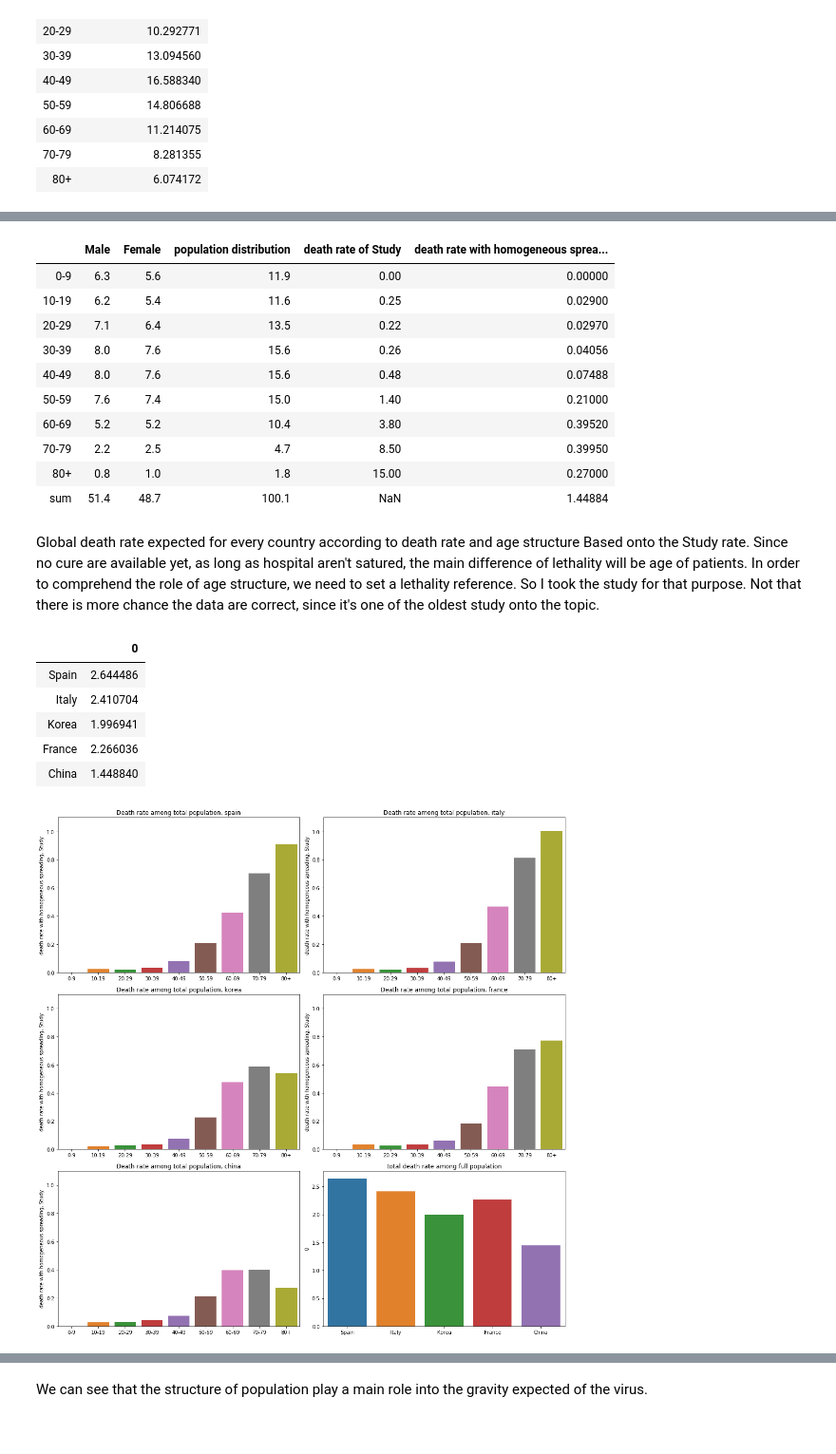
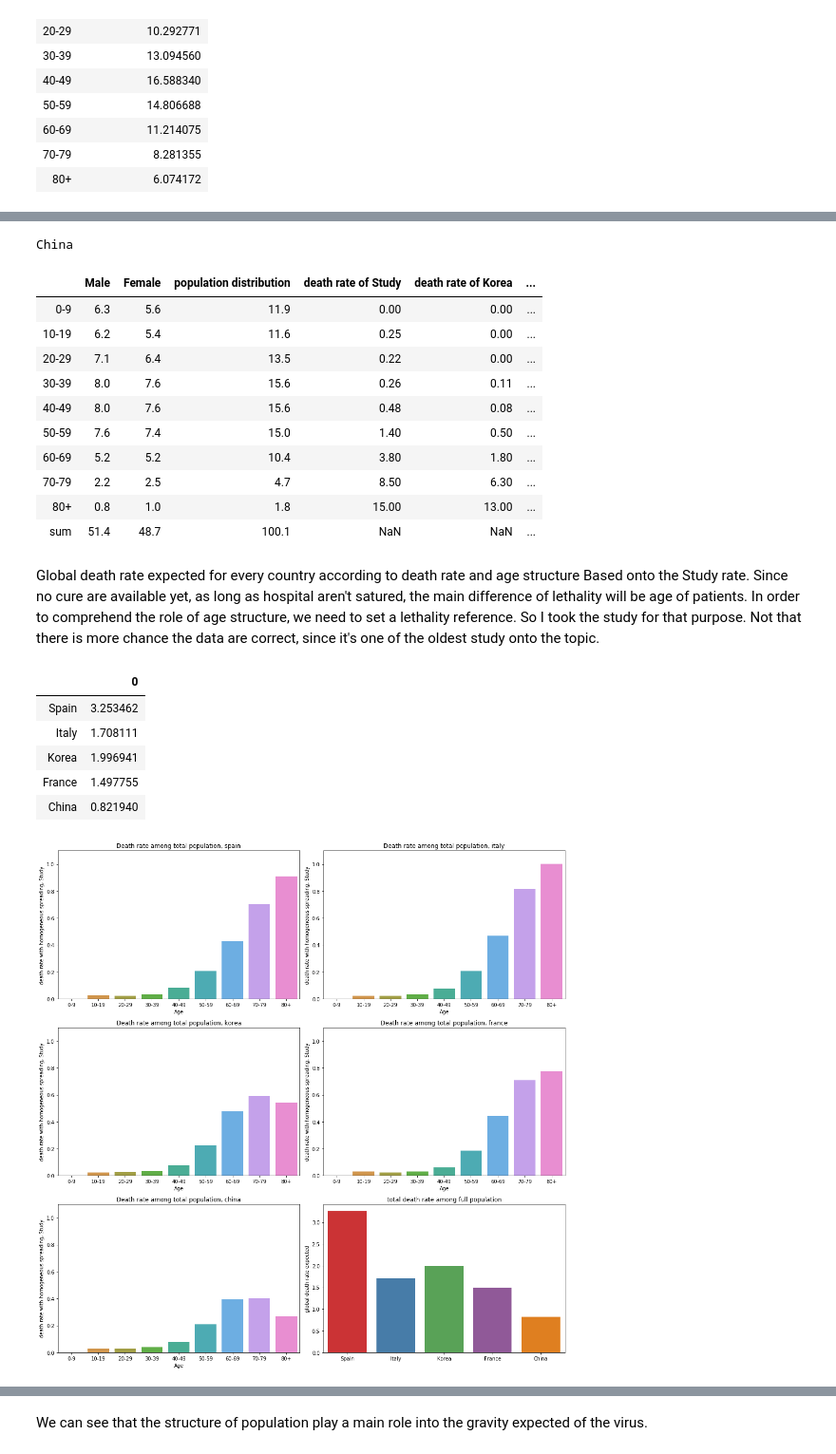
Before and after one commit to AdrienBoustie/Coronavirus-19, a Jupyter notebook: coronavirus/Coronavirus by country/Expected mortality.ipynb, the cells around one changed output, grey strips where cells are left out. Shown at 95% size. Drawn from its saved outputs; the diff is of its cells as text; code cells hidden in the pictures.

```diff
--- a/coronavirus/Coronavirus by country/Expected mortality.ipynb
+++ b/coronavirus/Coronavirus by country/Expected mortality.ipynb
@@ -63,10 +65,13 @@ italy=pd.read_csv("italy.csv")
 italy=italy.rename(columns={"Unnamed: 0":"Age"})
 italy.set_index("Age",inplace=True)
 italy.loc[:,"death rate of Italy"]=Data_death.loc[:,"Italy"]
+italy.loc[:,"death rate of Korea"]=Data_death.loc[:,"Korea"]
 italy.loc[:,"death rate with homogeneous spreading, Study"]=italy.loc[:,"death rate of study"]*italy.loc[:,"population distribution"]/100
 italy.loc[:,"death rate with homogeneous spreading, Italy"]=italy.loc[:,"death rate of Italy"]*italy.loc[:,"population distribution"]/100
+italy.loc[:,"death rate with homogeneous spreading, Korea rates"]=italy.loc[:,"death rate of Korea"]*italy.loc[:,"population distribution"]/100
 italy=italy.iloc[:-1,:]
 italy=italy.append(italy.agg(['sum']))
-italy.loc['sum',["death rate of study","death rate of Italy"]]=np.nan
+italy.loc['sum',["death rate of study","death rate of Italy","death rate of Korea"]]=np.nan
+print("Italy")
 italy
 # %% [output]
@@ -102,9 +108,12 @@ spain
 # %%
 spain.loc[:,"death rate of Spain"]=Data_death.loc[:,"Spain"]
 spain.loc[:,"death rate of Study"]=Data_death.loc[:,"Study"]
+spain.loc[:,"death rate of Korea"]=Data_death.loc[:,"Korea"]
 spain.loc[:,"death rate with homogeneous spreading, Study"]=spain.loc[:,"death rate of Study"]*spain.loc[:,"population distribution"]/100
 spain.loc[:,"death rate with homogeneous spreading, Spain"]=spain.loc[:,"death rate of Spain"]*spain.loc[:,"population distribution"]/100
+spain.loc[:,"death rate with homogeneous spreading, Korea rates"]=spain.loc[:,"death rate of Korea"]*spain.loc[:,"population distribution"]/100
 spain=spain.append(spain.agg(['sum']))
-spain.loc['sum',["death rate of Study","death rate of Spain"]]=np.nan
+spain.loc['sum',["death rate of Study","death rate of Spain","death rate of Korea"]]=np.nan
+print("Spain")
 spain
 # %% [output]
@@ -125,8 +135,11 @@ france=france.rename(columns={"Unnamed: 0":"Age",'population':'population distri
 france=france.set_index('Age')
 france=france[["population distribution"]]
 france.loc[:,"death rate of Study"]=Data_death.loc[:,"Study"]
+france.loc[:,"death rate of Korea"]=Data_death.loc[:,"Korea"]
 france.loc[:,"death rate with homogeneous spreading, Study"]=france.loc[:,"death rate of Study"]*france.loc[:,"population distribution"]/100
+france.loc[:,"death rate with homogeneous spreading, Korea rates"]=france.loc[:,"death rate of Korea"]*france.loc[:,"population distribution"]/100
 france=france.append(france.agg(['sum']))
-france.loc['sum',"death rate of Study"]=np.nan
+france.loc['sum',["death rate of Study","death rate of Korea"]]=np.nan
+print("France")
 france
 # %% [output]
@@ -146,20 +160,24 @@ china=pd.read_csv("demographie/china.csv")
 china=china.rename(columns={"Unnamed: 0":"Age",'total':'population distribution'})
 china=china.set_index('Age')
 china.loc[:,"death rate of Study"]=Data_death.loc[:,"Study"]
+china.loc[:,"death rate of Korea"]=Data_death.loc[:,"Korea"]
 china.loc[:,"death rate with homogeneous spreading, Study"]=china.loc[:,"death rate of Study"]*china.loc[:,"population distribution"]/100
+china.loc[:,"death rate with homogeneous spreading, Korea rates"]=china.loc[:,"death rate of Korea"]*china.loc[:,"population distribution"]/100
 china=china.append(china.agg(['sum']))
-china.loc['sum',"death rate of Study"]=np.nan
+china.loc['sum',["death rate of Study","death rate of Korea"]]=np.nan
+print("China")
 china
 # %% [output]
+China
-|  | Male | Female | population distribution | death rate of Study | death rate with homogeneous sprea... |
-| 0-9 | 6.3 | 5.6 | 11.9 | 0.00 | 0.00000 |
-| 10-19 | 6.2 | 5.4 | 11.6 | 0.25 | 0.02900 |
-| 20-29 | 7.1 | 6.4 | 13.5 | 0.22 | 0.02970 |
-| 30-39 | 8.0 | 7.6 | 15.6 | 0.26 | 0.04056 |
-| 40-49 | 8.0 | 7.6 | 15.6 | 0.48 | 0.07488 |
-| 50-59 | 7.6 | 7.4 | 15.0 | 1.40 | 0.21000 |
-| 60-69 | 5.2 | 5.2 | 10.4 | 3.80 | 0.39520 |
-| 70-79 | 2.2 | 2.5 | 4.7 | 8.50 | 0.39950 |
-| 80+ | 0.8 | 1.0 | 1.8 | 15.00 | 0.27000 |
-| sum | 51.4 | 48.7 | 100.1 | NaN | 1.44884 |
+|  | Male | Female | population distribution | death rate of Study | death rate of Korea | ... |
+| 0-9 | 6.3 | 5.6 | 11.9 | 0.00 | 0.00 | ... |
+| 10-19 | 6.2 | 5.4 | 11.6 | 0.25 | 0.00 | ... |
+| 20-29 | 7.1 | 6.4 | 13.5 | 0.22 | 0.00 | ... |
+| 30-39 | 8.0 | 7.6 | 15.6 | 0.26 | 0.11 | ... |
+| 40-49 | 8.0 | 7.6 | 15.6 | 0.48 | 0.08 | ... |
+| 50-59 | 7.6 | 7.4 | 15.0 | 1.40 | 0.50 | ... |
+| 60-69 | 5.2 | 5.2 | 10.4 | 3.80 | 1.80 | ... |
+| 70-79 | 2.2 | 2.5 | 4.7 | 8.50 | 6.30 | ... |
+| 80+ | 0.8 | 1.0 | 1.8 | 15.00 | 13.00 | ... |
+| sum | 51.4 | 48.7 | 100.1 | NaN | NaN | ... |
 # %% [markdown]
@@ -170,25 +191,25 @@ death_rate=pd.DataFrame([italy.iloc[-1,-2],spain.iloc[-1,-2],korea.iloc[-1,-2],f
 death_rate
 # %% [output]
 |  | 0 |
-| Spain | 2.644486 |
-| Italy | 2.410704 |
+| Spain | 3.253462 |
+| Italy | 1.708111 |
 | Korea | 1.996941 |
-| France | 2.266036 |
-| China | 1.448840 |
+| France | 1.497755 |
+| China | 0.821940 |
 # %%
 fig,axes=plt.subplots(3,2,figsize=(15,15))
 a=sns.barplot(x=spain.index[:-1],y="death rate with homogeneous spreading, Study",data=spain.iloc[:-1,:],ax=axes[0,0])
-a.set(title="Death rate among total population, spain",ylim=(0,1.1))
+a.set(title="Death rate among total population, spain",ylim=(0,1.1),xlabel="Age")
 b=sns.barplot(x=italy.index[:-1],y="death rate with homogeneous spreading, Study",data=italy.iloc[:-1,:],ax=axes[0,1])
-b.set(title="Death rate among total population, italy",ylim=(0,1.1))
+b.set(title="Death rate among total population, italy",ylim=(0,1.1),xlabel="Age")
 c=sns.barplot(x=korea.index[:-1],y="death rate with homogeneous spreading, Study",data=korea.iloc[:-1,:],ax=axes[1,0])
-c.set(title="Death rate among total population, korea",ylim=(0,1.1))
+c.set(title="Death rate among total population, korea",ylim=(0,1.1),xlabel="Age")
 d=sns.barplot(x=france.index[:-1],y="death rate with homogeneous spreading, Study",data=france.iloc[:-1,:],ax=axes[1,1])
-d.set(title="Death rate among total population, france",ylim=(0,1.1))
+d.set(title="Death rate among total population, france",ylim=(0,1.1),xlabel="Age")
 e=sns.barplot(x=china.index[:-1],y="death rate with homogeneous spreading, Study",data=china.iloc[:-1,:],ax=axes[2,0])
-e.set(title="Death rate among total population, china",ylim=(0,1.1))
+e.set(title="Death rate among total population, china",ylim=(0,1.1),xlabel="Age")
 f=sns.barplot(x=death_rate.index,y=0,data=death_rate,ax=axes[2,1])
-f.set(title="total death rate among full population")
+f.set(title="total death rate among full population",ylabel="global death rate expected")
 plt.tight_layout()
 # %% [output]
-[figure, old version]
+[figure, new version]
```
Also changed, not shown: parts of 19 cells of this notebook.
